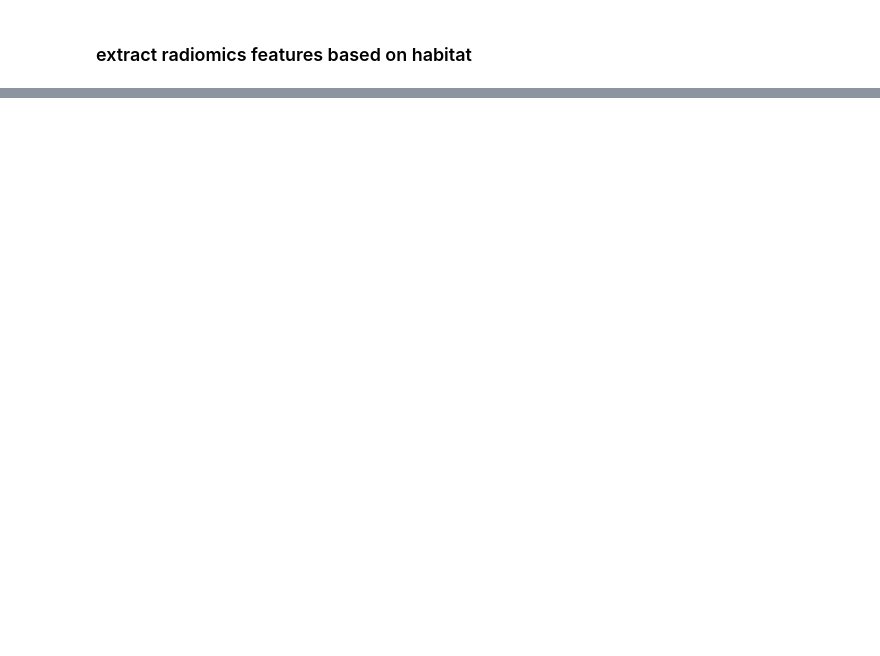
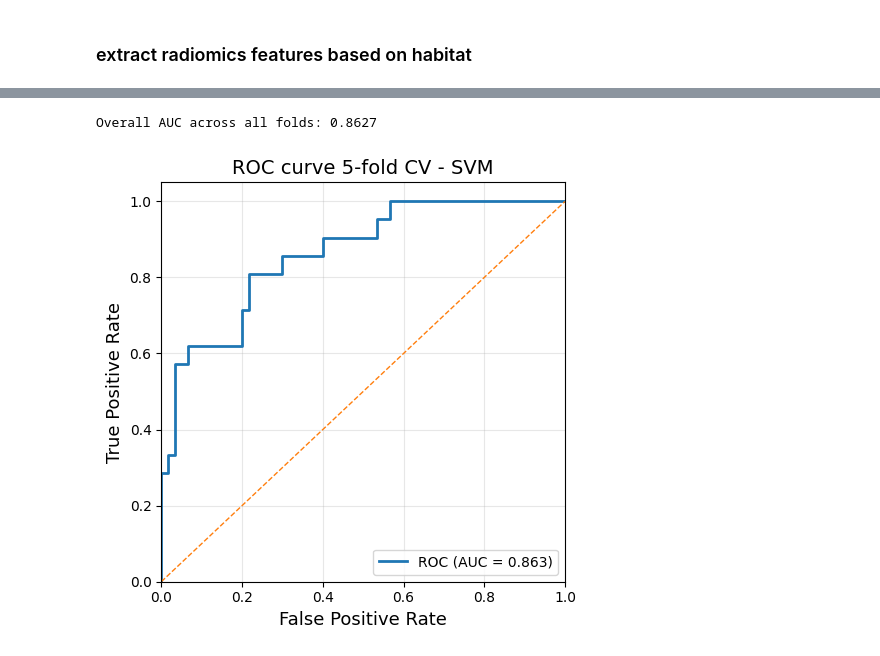
Before and after one commit to zhennongchen/Osteosarcoma, a Jupyter notebook: habitats/step3_habitat_model.ipynb, the cells around one changed output, grey strips where cells are left out. Saved outputs shown, nothing was run; the diff lists cells and outputs as text; code cells hidden in the pictures; blank space fills up the shorter version.

Commit message:
habitats first version done

```diff
--- a/habitats/step3_habitat_model.ipynb
+++ b/habitats/step3_habitat_model.ipynb
@@ -78,0 +195,19 @@ df.to_excel('/host/d/projects/Habitats/radiomics/habitats/radiomics_measurements
+# %%
+cv = StratifiedKFold(n_splits=5, shuffle=True, random_state=20)
+
+svm = SVC(
+    kernel="linear",   # 关键！
+    # C=1.0,             # 你指定的
+)
+
+rfecv = RFECV(
+    estimator=svm,
+    step=1,                 # 每次删 1 个（稳，慢）
+    # n_features_to_select=10,
+    cv=cv,
+    scoring="roc_auc",
+    # min_features_to_select=10,
+    n_jobs=-1
+)
+
+rfecv.fit(X, y)
@@ -78,0 +309,7 @@ df.to_excel('/host/d/projects/Habitats/radiomics/habitats/radiomics_measurements
+# %%
+from sklearn.svm import SVC
+from sklearn.model_selection import StratifiedKFold, GridSearchCV
+from sklearn.metrics import roc_auc_score
+
+out_dir = "/host/d/projects/Habitats/models/SVM"
+os.makedirs(out_dir, exist_ok=True)
@@ -78,0 +417,12 @@ df.to_excel('/host/d/projects/Habitats/radiomics/habitats/radiomics_measurements
+# %%
+# load the saved predictions and evaluate overall AUC
+df_pred = pd.read_excel(os.path.join(out_dir, 'predictions_habitats.xlsx'))
+y_true = df_pred['Pathologic_Response_Necrosis_gt90pct'].values
+y_prob = df_pred['pred_prob'].values
+overall_auc = roc_auc_score(y_true, y_prob)
+print(f"\nOverall AUC across all folds: {overall_auc:.4f}")
+
+ff.plot_roc_curve(y_true,y_prob, figsize = (5,5),title = "ROC curve 5-fold CV - SVM", save_true = True, save_path = os.path.join(out_dir, 'ROC_curve_5foldCV_SVM_habitats.pdf'))
+# %% [output]
+Overall AUC across all folds: 0.8627
+[figure, added]
```
Also changed, not shown: parts of 16 cells of this notebook, 4 other files.
